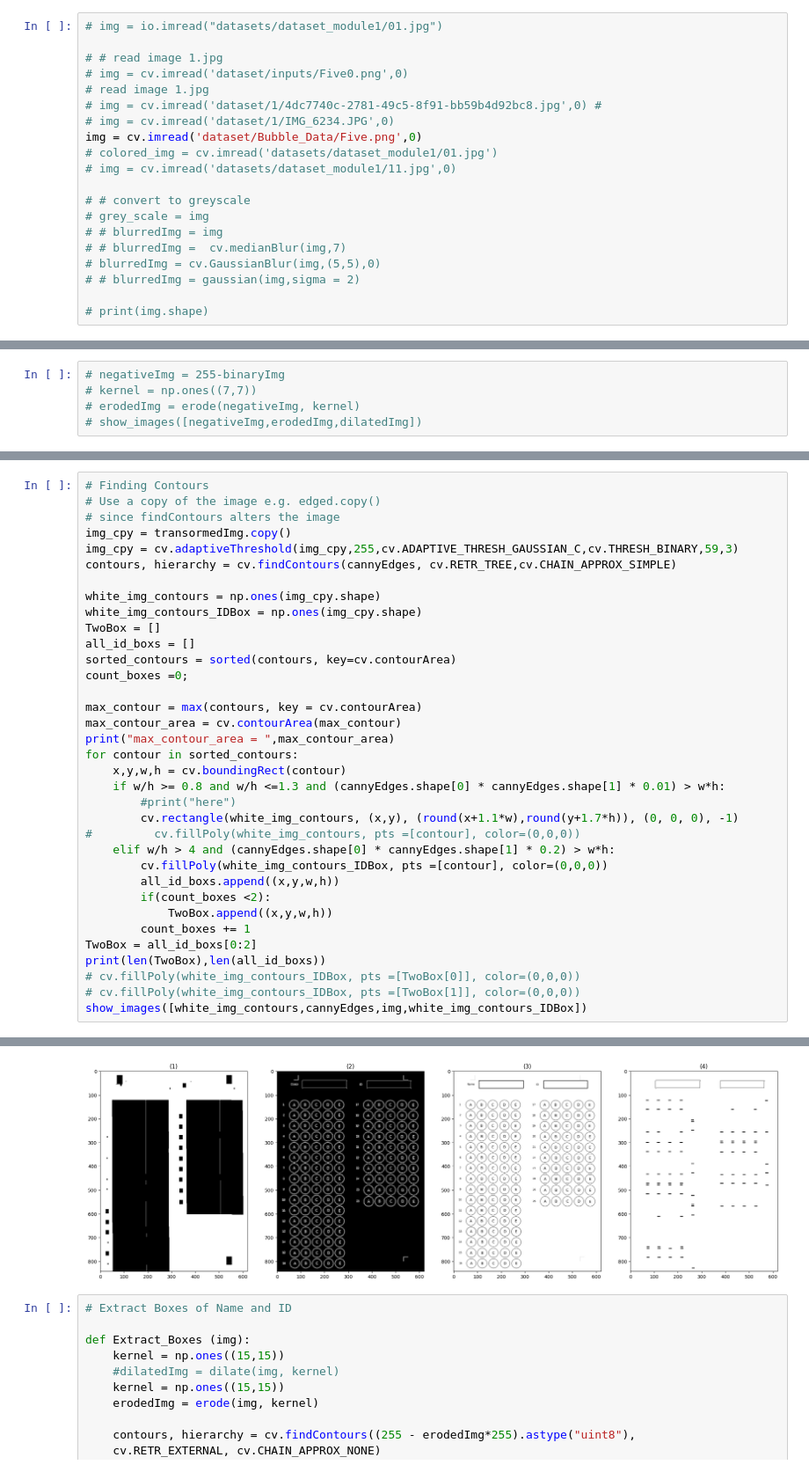
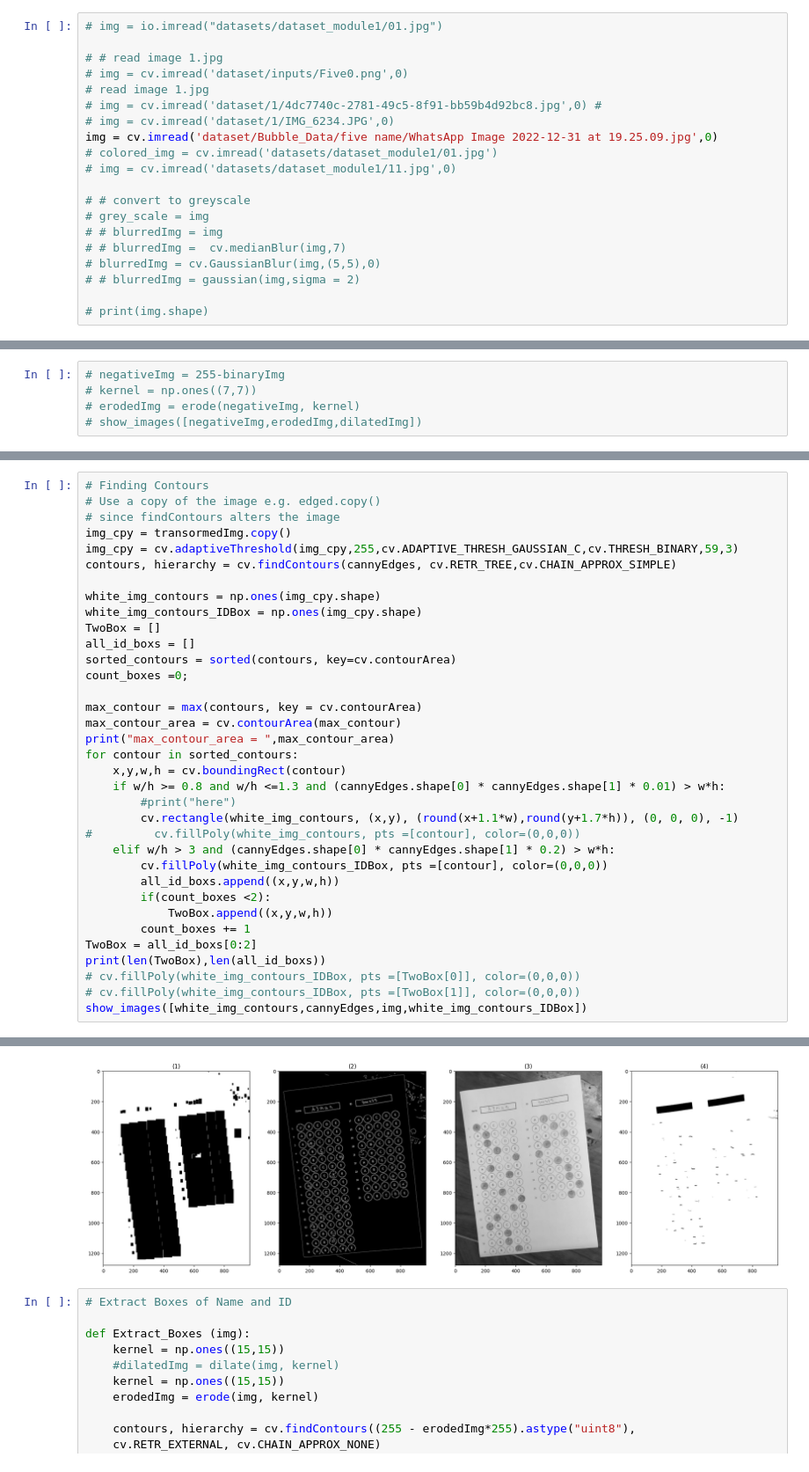
Before and after one commit to ZiadSheriif/Sa7a7LY, a Jupyter notebook: BubbleSheet/final.ipynb, the cells around one changed output, grey strips where cells are left out. Shown at 88% size. Saved outputs shown, nothing was run; the diff lists cells and outputs as text.

```diff
--- a/BubbleSheet/final.ipynb
+++ b/BubbleSheet/final.ipynb
@@ -29,7 +29,7 @@ import pandas as pd
 # read image 1.jpg
 # img = cv.imread('dataset/1/4dc7740c-2781-49c5-8f91-bb59b4d92bc8.jpg',0) #
 # img = cv.imread('dataset/1/IMG_6234.JPG',0)
-img = cv.imread('dataset/Bubble_Data/Five.png',0)
+img = cv.imread('dataset/Bubble_Data/five name/WhatsApp Image 2022-12-31 at 19.25.09.jpg',0)
 # colored_img = cv.imread('datasets/dataset_module1/01.jpg')
 # img = cv.imread('datasets/dataset_module1/11.jpg',0)
 
@@ -190,7 +190,7 @@ for contour in sorted_contours:
         #print("here")
         cv.rectangle(white_img_contours, (x,y), (round(x+1.1*w),round(y+1.7*h)), (0, 0, 0), -1)
 #         cv.fillPoly(white_img_contours, pts =[contour], color=(0,0,0))
-    elif w/h > 4 and (cannyEdges.shape[0] * cannyEdges.shape[1] * 0.2) > w*h:
+    elif w/h > 3 and (cannyEdges.shape[0] * cannyEdges.shape[1] * 0.2) > w*h:
         cv.fillPoly(white_img_contours_IDBox, pts =[contour], color=(0,0,0))
         all_id_boxs.append((x,y,w,h))
         if(count_boxes <2):
@@ -207,4 +207,4 @@ max_contour_area =  1452.0
-[figure, old version]
+[figure, new version]
 # %%
 # Extract Boxes of Name and ID
 
```
Also changed, not shown: parts of 17 cells of this notebook, 22 other files.
